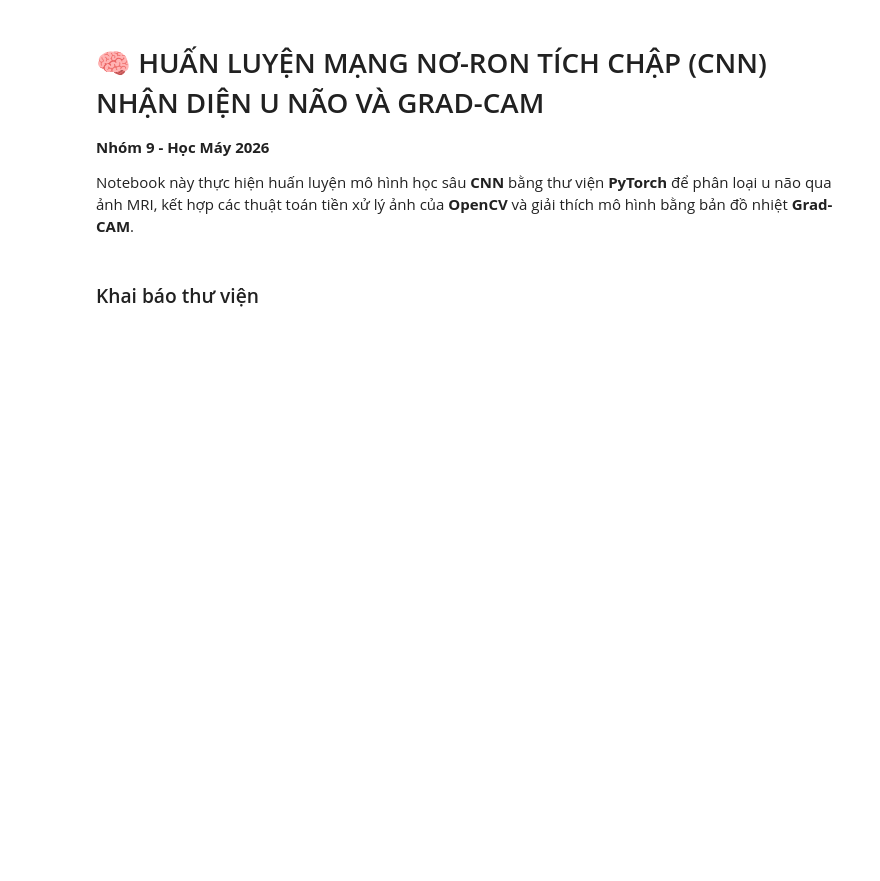
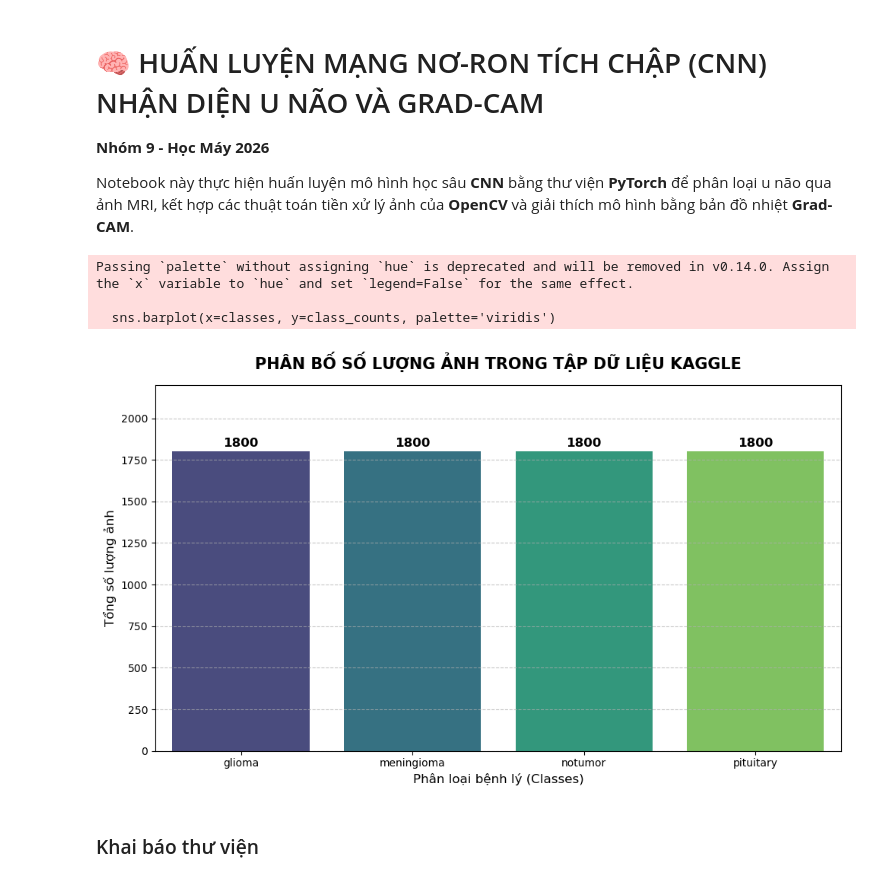
Before and after one commit to Citrost/Brain-Tumor-Classification, a Jupyter notebook: Train_Kaggle.ipynb, the cells around one changed output. Drawn from its saved outputs; the diff is of its cells as text; code cells hidden in the pictures; blank space fills up the shorter version.

```diff
--- a/Train_Kaggle.ipynb
+++ b/Train_Kaggle.ipynb
@@ -3,6 +3,50 @@
 **Nhóm 9 - Học Máy 2026**
 
 Notebook này thực hiện huấn luyện mô hình học sâu **CNN** bằng thư viện **PyTorch** để phân loại u não qua ảnh MRI, kết hợp các thuật toán tiền xử lý ảnh của **OpenCV** và giải thích mô hình bằng bản đồ nhiệt **Grad-CAM**.
+# %%
+import os
+import matplotlib.pyplot as plt
+import seaborn as sns
+
+# Đường dẫn tới thư mục chứa dữ liệu Kaggle
+dataset_path = 'Kaggle_Dataset'
+classes = ['glioma', 'meningioma', 'notumor', 'pituitary']
+
+# Đếm số lượng ảnh trong từng thư mục
+class_counts = []
+for c in classes:
+    # SỬA LẠI THÀNH Train VÀ Test CHO ĐÚNG VỚI FOLDER CỦA BẠN
+    train_dir = os.path.join(dataset_path, 'Train', c)
+    test_dir = os.path.join(dataset_path, 'Test', c)
+
+    # Tính tổng số lượng ảnh (Train + Test)
+    total_images = len(os.listdir(train_dir)) + len(os.listdir(test_dir))
+    class_counts.append(total_images)
+
+# Tiến hành vẽ đồ thị Bar Chart
+plt.figure(figsize=(10, 6))
+# Sử dụng bảng màu viridis cho có tính học thuật cao
+sns.barplot(x=classes, y=class_counts, palette='viridis')
+
+# Trang trí tiêu đề và các trục
+plt.title('PHÂN BỐ SỐ LƯỢNG ẢNH TRONG TẬP DỮ LIỆU KAGGLE', fontsize=15, fontweight='bold', pad=15)
+plt.xlabel('Phân loại bệnh lý (Classes)', fontsize=12)
+plt.ylabel('Tổng số lượng ảnh', fontsize=12)
+
+# Vòng lặp để ghi các con số đếm cụ thể lên trên đỉnh mỗi cột
+for i, count in enumerate(class_counts):
+    plt.text(i, count + 30, str(count), ha='center', fontsize=12, fontweight='bold', color='black')
+
+# Đẩy trục Y lên một chút để chữ không bị sát lề
+plt.ylim(0, max(class_counts) + 400)
+plt.grid(axis='y', linestyle='--', alpha=0.7)
+plt.tight_layout()
+plt.show()
+# %% [output]
+Passing `palette` without assigning `hue` is deprecated and will be removed in v0.14.0. Assign the `x` variable to `hue` and set `legend=False` for the same effect.
+
+  sns.barplot(x=classes, y=class_counts, palette='viridis')
+[figure, added]
 # %% [markdown]
 ### Khai báo thư viện
 # %%
```
